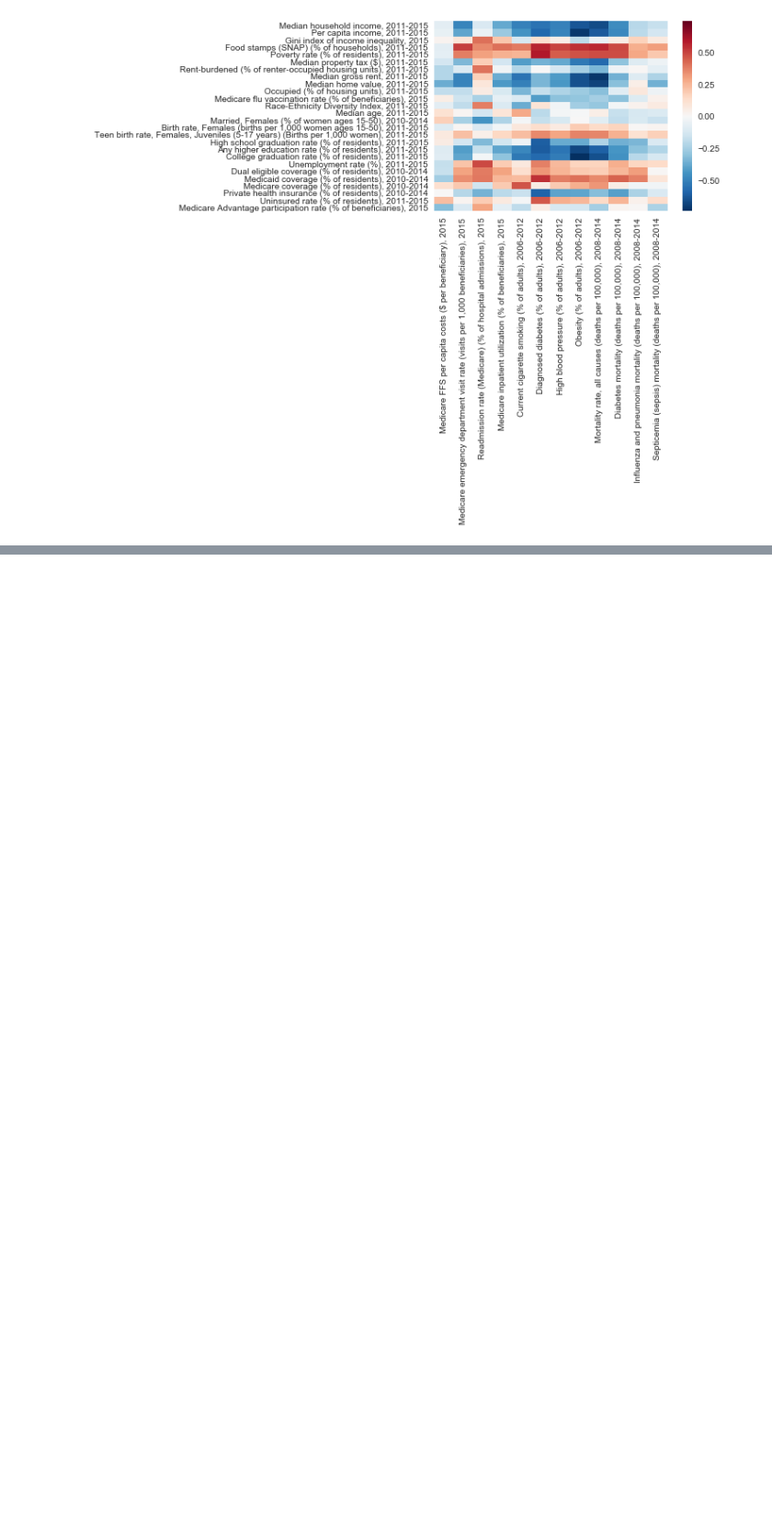
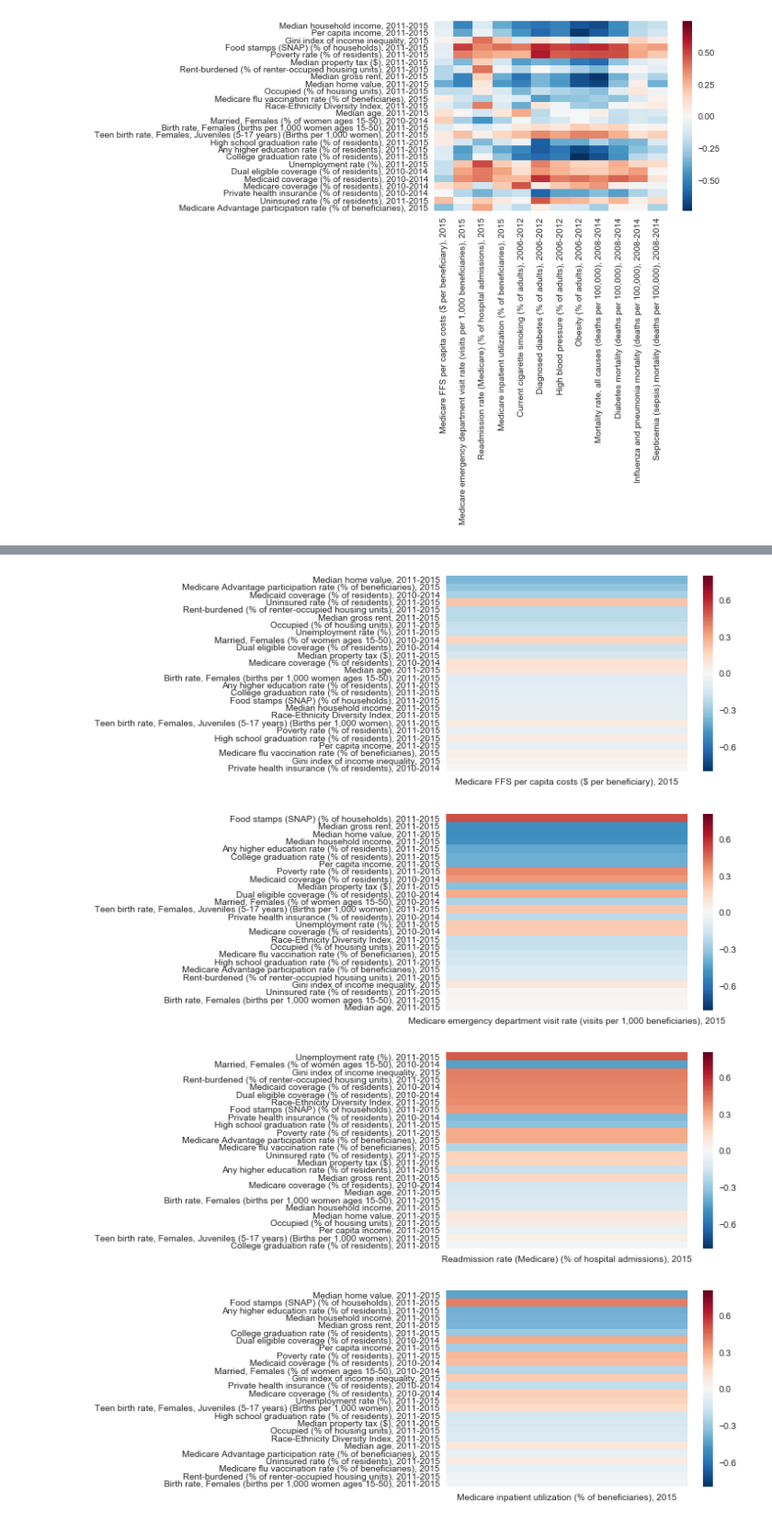
Before and after one commit to PresenceHealth/correlations, a Jupyter notebook: Weighted Correlations.ipynb, the cells around one changed output, grey strips where cells are left out. Shown at 92% size. Saved outputs shown, nothing was run; the diff lists cells and outputs as text; code cells hidden in the pictures; blank space fills up the shorter version.

Commit message:
ordered corrs

```diff
--- a/Weighted Correlations.ipynb
+++ b/Weighted Correlations.ipynb
@@ -61,8 +61,16 @@ def df_corr(xs, ys, w=None, method=corr, min_periods=1):
         -------
         y : DataFrame
         """
+        if isinstance(xs, pd.Series):
+            xs = pd.DataFrame(xs)
+
         rows = xs.columns
+
+        if isinstance(ys, pd.Series):
+            ys = pd.DataFrame(ys)
+
         cols = ys.columns
+
         xmat = xs.values.T
         ymat = ys.values.T
 
@@ -89,6 +97,7 @@ def df_corr(xs, ys, w=None, method=corr, min_periods=1):
 
         return pd.DataFrame(correl, index=rows, columns=cols)
 # %%
+w = data.ix[:,1]
 xs = data.ix[:,2:28]
 ys = data.ix[:,28:-1]
 crs = df_corr(xs,ys,w)
@@ -116,3 +125,21 @@ crs
 | Private health insurance (% of re... | 0.002067 | -0.213413 | -0.352605 | -0.198992 | ... |
 | Uninsured rate (% of residents), ... | 0.227182 | 0.020560 | 0.186776 | 0.071695 | ... |
 | Medicare Advantage participation ... | -0.314858 | -0.110213 | 0.294658 | -0.073542 | ... |
+# %%
+import pylab as pl
+def ordered_corrs(xs, y, w):
+    crs = df_corr(xs,y,w)
+    return crs.reindex(crs.ix[:,0].abs().sort_values(ascending=False).index).ix[:,0]
+
+def ordered_heatmap(crs):
+    pl.figure()
+    sns.heatmap(pd.DataFrame(crs), vmin = -.8, vmax = .8)
+    pl.show()
+# %%
+for y in ys:
+    ordered_heatmap(ordered_corrs(xs,ys[y], w))
+# %% [output]
+[figure, added]
+[figure, added]
+[figure, added]
+[figure, added]
```
Also changed, not shown: parts of 2 cells of this notebook.
